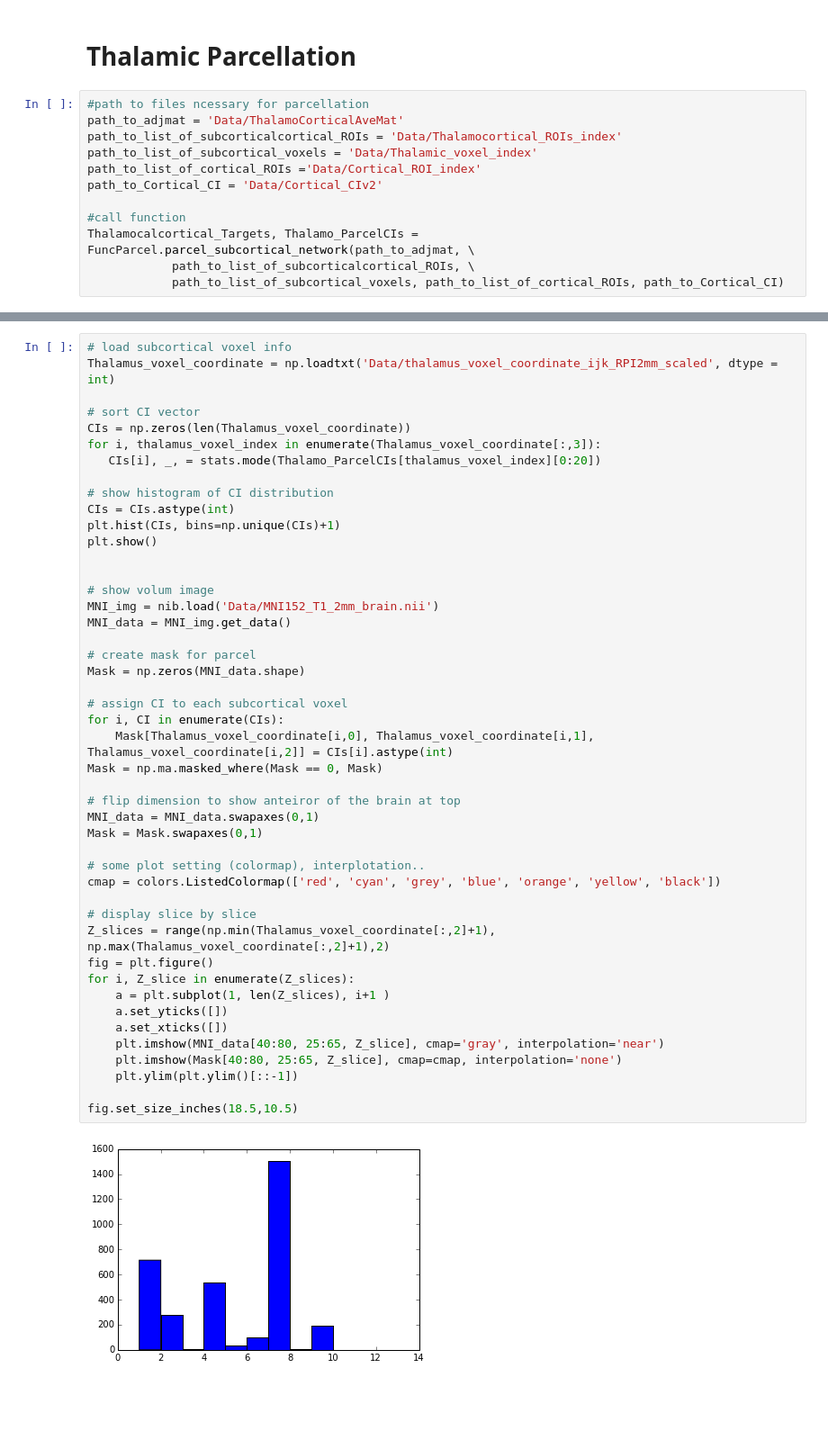
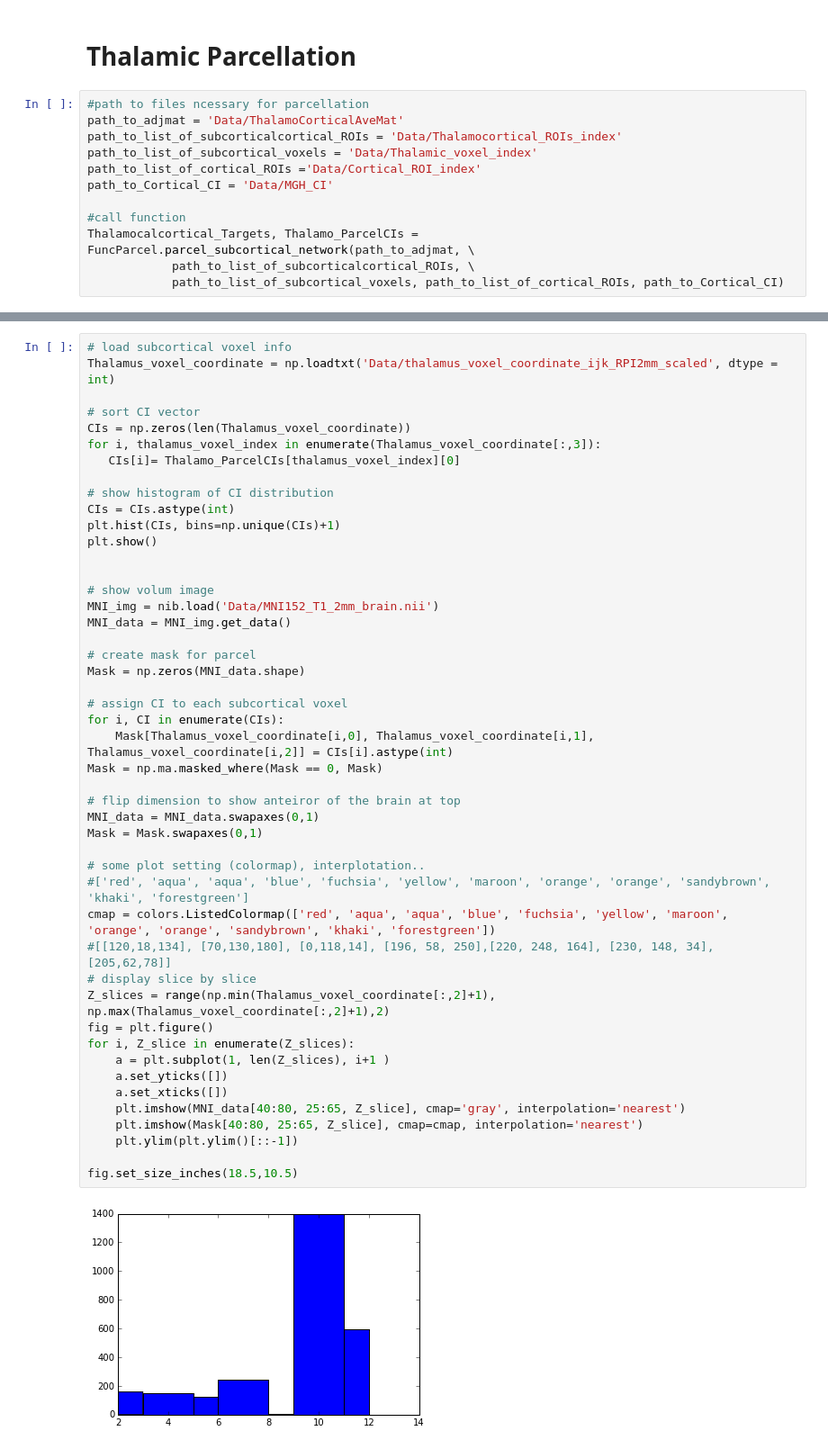
Before and after one commit to kaihwang/FuncParcel, a Jupyter notebook: Visualize Parcellation.ipynb, the cells around one changed output, grey strips where cells are left out. Shown at 90% size. Saved outputs shown, nothing was run; the diff lists cells and outputs as text; blank space fills up the shorter version.

```diff
--- a/Visualize Parcellation.ipynb
+++ b/Visualize Parcellation.ipynb
@@ -15,7 +16,7 @@ path_to_adjmat = 'Data/ThalamoCorticalAveMat'
 path_to_list_of_subcorticalcortical_ROIs = 'Data/Thalamocortical_ROIs_index'
 path_to_list_of_subcortical_voxels = 'Data/Thalamic_voxel_index'
 path_to_list_of_cortical_ROIs ='Data/Cortical_ROI_index'
-path_to_Cortical_CI = 'Data/Cortical_CIv2'
+path_to_Cortical_CI = 'Data/MGH_CI'
 
 #call function
 Thalamocalcortical_Targets, Thalamo_ParcelCIs = FuncParcel.parcel_subcortical_network(path_to_adjmat, \
@@ -30,7 +31,7 @@ Thalamus_voxel_coordinate = np.loadtxt('Data/thalamus_voxel_coordinate_ijk_RPI2m
 # sort CI vector
 CIs = np.zeros(len(Thalamus_voxel_coordinate))
 for i, thalamus_voxel_index in enumerate(Thalamus_voxel_coordinate[:,3]):
-   CIs[i], _, = stats.mode(Thalamo_ParcelCIs[thalamus_voxel_index][0:20])
+   CIs[i]= Thalamo_ParcelCIs[thalamus_voxel_index][0]
 
 # show histogram of CI distribution
 CIs = CIs.astype(int)
@@ -39,35 +40,36 @@ plt.show()
 
 
 # show volum image
 MNI_img = nib.load('Data/MNI152_T1_2mm_brain.nii')
 MNI_data = MNI_img.get_data()
 
 # create mask for parcel
 Mask = np.zeros(MNI_data.shape)
 
 # assign CI to each subcortical voxel
 for i, CI in enumerate(CIs):
     Mask[Thalamus_voxel_coordinate[i,0], Thalamus_voxel_coordinate[i,1], Thalamus_voxel_coordinate[i,2]] = CIs[i].astype(int)
 Mask = np.ma.masked_where(Mask == 0, Mask)
 
 # flip dimension to show anteiror of the brain at top
 MNI_data = MNI_data.swapaxes(0,1)
 Mask = Mask.swapaxes(0,1)
 
 # some plot setting (colormap), interplotation..
-cmap = colors.ListedColormap(['red', 'cyan', 'grey', 'blue', 'orange', 'yellow', 'black'])
-
+#['red', 'aqua', 'aqua', 'blue', 'fuchsia', 'yellow', 'maroon', 'orange', 'orange', 'sandybrown', 'khaki', 'forestgreen']
+cmap = colors.ListedColormap(['red', 'aqua', 'aqua', 'blue', 'fuchsia', 'yellow', 'maroon', 'orange', 'orange', 'sandybrown', 'khaki', 'forestgreen'])
+#[[120,18,134], [70,130,180], [0,118,14], [196, 58, 250],[220, 248, 164], [230, 148, 34],[205,62,78]]
 # display slice by slice
 Z_slices = range(np.min(Thalamus_voxel_coordinate[:,2]+1), np.max(Thalamus_voxel_coordinate[:,2]+1),2)
 fig = plt.figure()
 for i, Z_slice in enumerate(Z_slices):
     a = plt.subplot(1, len(Z_slices), i+1 )
     a.set_yticks([])
     a.set_xticks([])
-    plt.imshow(MNI_data[40:80, 25:65, Z_slice], cmap='gray', interpolation='near')
-    plt.imshow(Mask[40:80, 25:65, Z_slice], cmap=cmap, interpolation='none')
+    plt.imshow(MNI_data[40:80, 25:65, Z_slice], cmap='gray', interpolation='nearest')
+    plt.imshow(Mask[40:80, 25:65, Z_slice], cmap=cmap, interpolation='nearest')
     plt.ylim(plt.ylim()[::-1])
 
 fig.set_size_inches(18.5,10.5)
 # %% [output]
-[figure, old version]
+[figure, new version]
```
Also changed, not shown: parts of 8 cells of this notebook, 1 other file.
